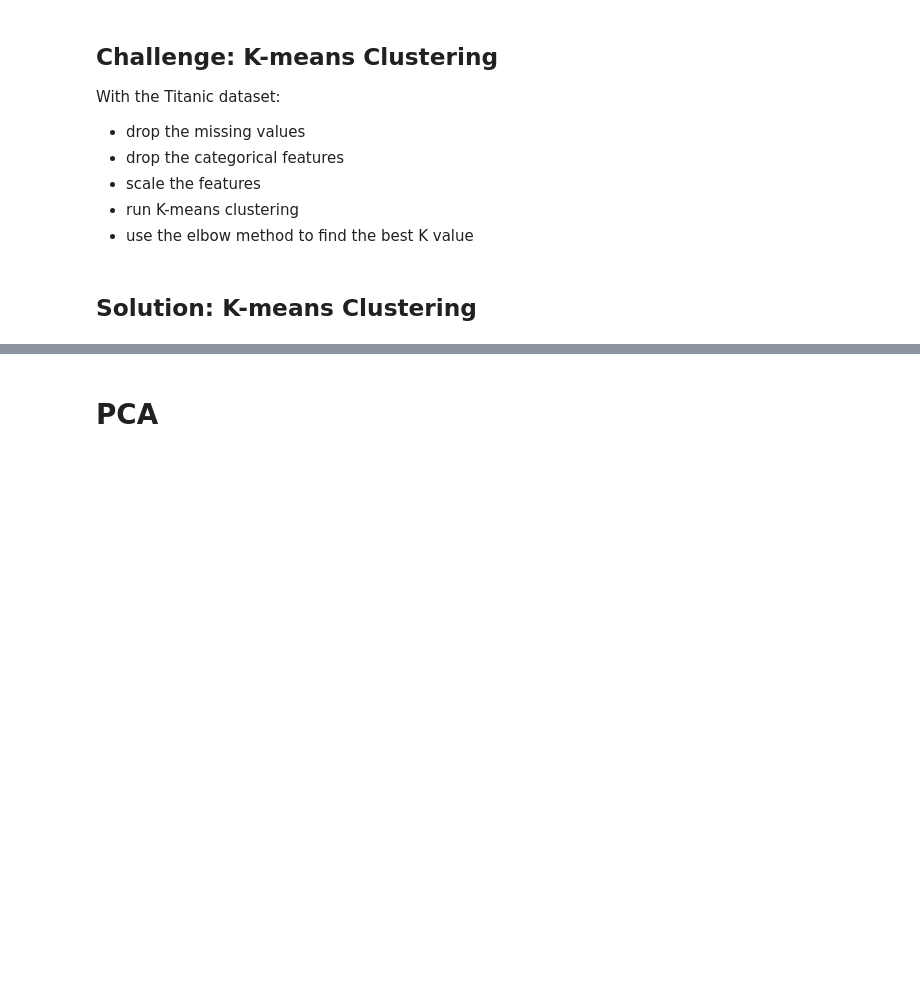
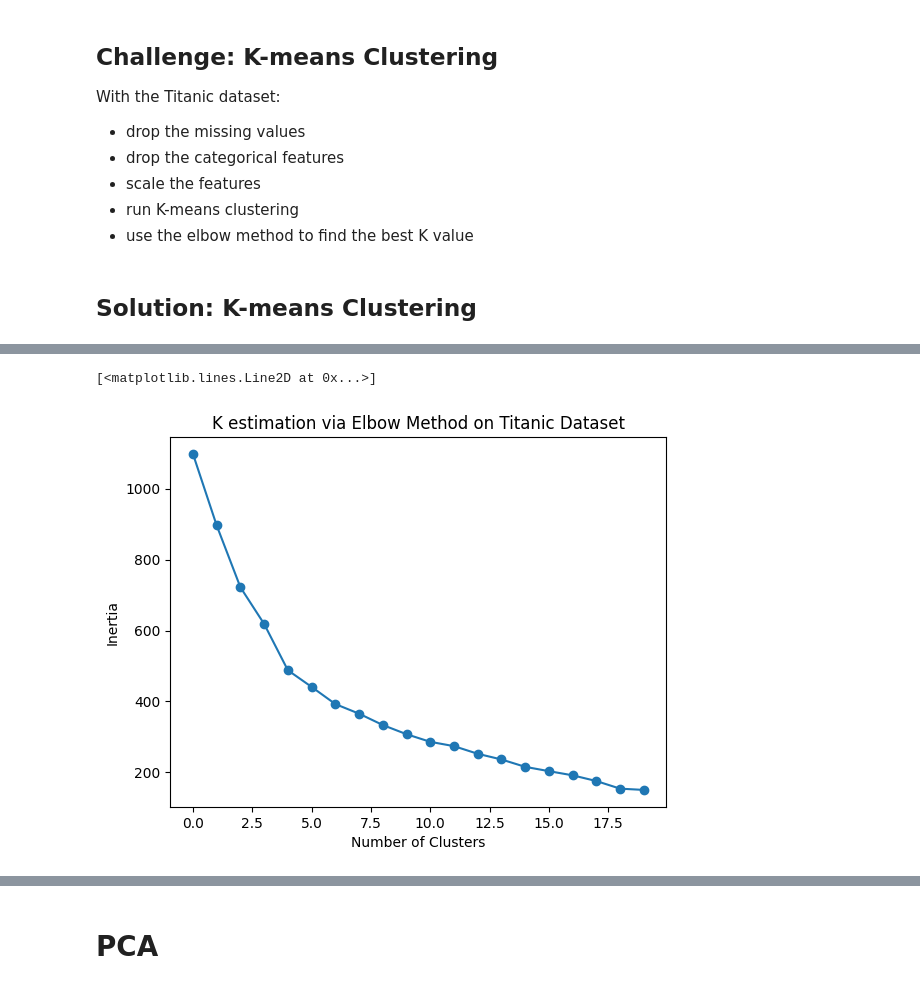
Before and after one commit to cfdarcy/applied-machine-learning-algorithms-3806104, a Jupyter notebook: algos.ipynb, the cells around one changed output, grey strips where cells are left out. Saved outputs shown, nothing was run; the diff lists cells and outputs as text; code cells hidden in the pictures; blank space fills up the shorter version.

Commit message:
completed K-Means Clustering Challenge

```diff
--- a/algos.ipynb
+++ b/algos.ipynb
@@ -367,0 +426,16 @@ With the Titanic dataset:
+# %%
+from sklearn.preprocessing import StandardScaler
+df = df_raw.copy()
+
+#drop the missing values
+df.dropna(axis=0,inplace=True)
+#drop the categorical features
+cat_cols = df.select_dtypes(include=["object", "category"]).columns
+df = df.drop(columns=cat_cols)
+df.drop(columns=['PassengerId'],inplace=True)
+#scale the features
+scaler = StandardScaler()
+data_scl = scaler.fit_transform(df)
+columns = scaler.get_feature_names_out()
+df_scl = pd.DataFrame(data_scl,columns=columns)
+df_scl
@@ -367,0 +458,25 @@ With the Titanic dataset:
+# %%
+from sklearn.cluster import KMeans
+import matplotlib.pyplot as plt
+
+#use the elbow method to find the best K value
+max_K = 20
+inertias = []
+for k in range(1,max_K+1):
+  km = KMeans(
+    n_clusters=k,
+    n_init='auto',
+    max_iter=300,
+    random_state=42
+  )
+  km.fit(data_scl)
+  inertias.append(km.inertia_)
+
+plt.figure()
+plt.title('K estimation via Elbow Method on Titanic Dataset')
+plt.xlabel('Number of Clusters')
+plt.ylabel('Inertia')
+plt.plot(inertias,marker='o')
+# %% [output]
+[<matplotlib.lines.Line2D at 0x...>]
+[figure, added]
```
Also changed, not shown: parts of 5 cells of this notebook.
